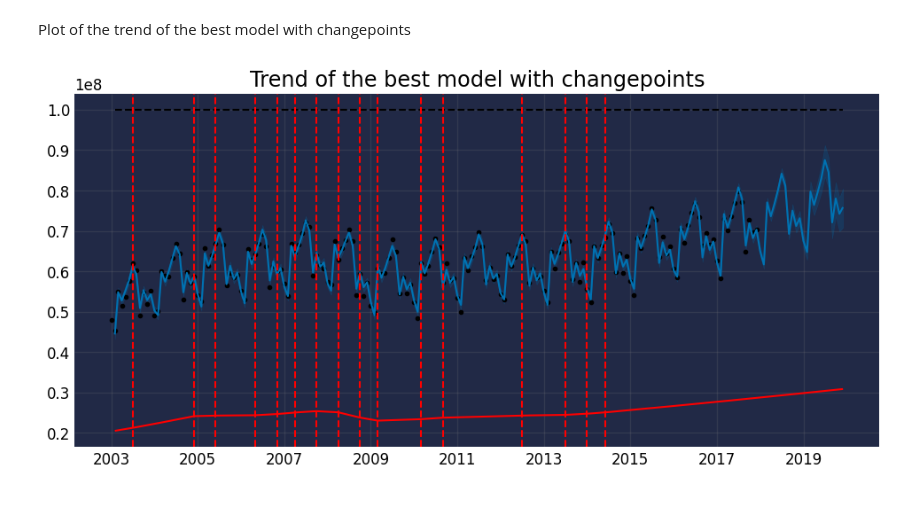
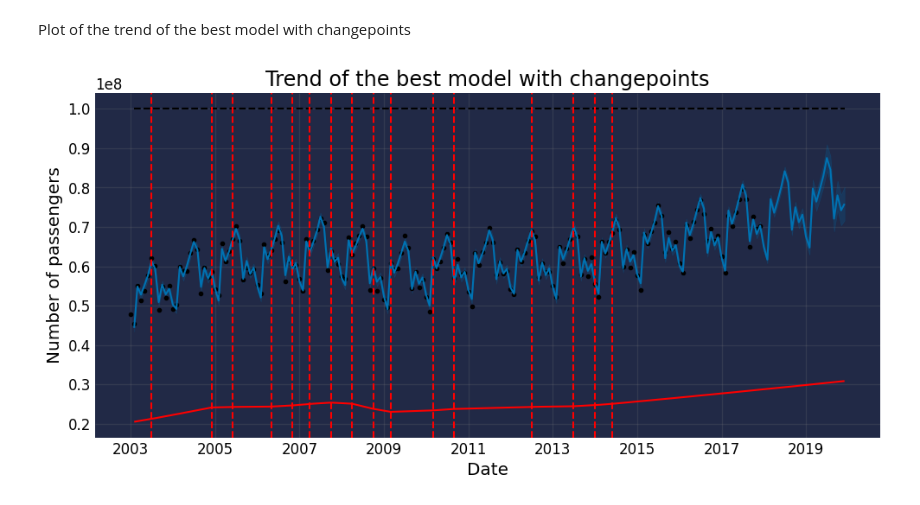
Before and after one commit to juanfran12345/TFG, a Jupyter notebook: notebooks/3. PROPHET SIN COVID.ipynb, the cells around one changed output. Cells and saved outputs as stored; diff of their text form; code cells hidden in the pictures.

```diff
--- a/notebooks/3. PROPHET SIN COVID.ipynb
+++ b/notebooks/3. PROPHET SIN COVID.ipynb
@@ -408,16 +427,18 @@ train['cap'] = 1.0e8  # For example, set a capacity of 100 million
 # %%
 param_grid = {
-    'changepoint_prior_scale': [0.005, 0.05, 0.5],
-    'changepoint_range': [0.68, 0.8, 0.92],
-    'seasonality_prior_scale': [0.05, 1.0],
-    'holidays_prior_scale': [0.05, 1.0],
-    'seasonality_mode': ['additive', 'multiplicative'],
-    'growth': ['linear', 'logistic'],
-    'yearly_seasonality': [5, 10, 20],
+    "changepoint_prior_scale": [0.005, 0.05, 0.5],
+    "changepoint_range": [0.68, 0.8, 0.92],
+    "seasonality_prior_scale": [0.05, 1.0],
+    "holidays_prior_scale": [0.05, 1.0],
+    "seasonality_mode": ["additive", "multiplicative"],
+    "growth": ["linear", "logistic"],
+    "yearly_seasonality": [5, 10, 20],
 }
 
 # Generate all possible combinations of parameters
-all_params = [dict(zip(param_grid.keys(), v)) for v in itertools.product(*param_grid.values())]
+all_params = [
+    dict(zip(param_grid.keys(), v)) for v in itertools.product(*param_grid.values())
+]
 
 # Evaluate each set of parameters in cross-validation
 rmse_scores = []
@@ -427,8 +448,14 @@ for params in all_params:
     model.fit(train)
 
     # Cross-validation within the training set
-    df_cv = cross_validation(model, horizon='730 days', period='365 days', initial='3650 days', disable_tqdm=True)
+    df_cv = cross_validation(
+        model,
+        horizon="730 days",
+        period="365 days",
+        initial="3650 days",
+        disable_tqdm=True,
+    )
 
-    df_p = performance_metrics(df_cv, metrics=['rmse'])
+    df_p = performance_metrics(df_cv, metrics=["rmse"])
 
-    rmse_scores.append(df_p['rmse'].values[0])
+    rmse_scores.append(df_p["rmse"].values[0])
@@ -539,13 +563,15 @@ plt.show()
 # %% [markdown]
 Plot of the trend of the best model with changepoints
 # %%
-fig = model_best.plot(forecast_best, figsize=(10,5))
+fig = model_best.plot(forecast_best, figsize=(10, 5))
 a = add_changepoints_to_plot(fig.gca(), model_best, forecast_best)
 
-plt.title('Trend of the best model with changepoints', color="black")
-plt.xlabel('', color="black")
-plt.ylabel('', color="black")
-plt.tick_params(axis='both', colors='black')
-plt.savefig("../graphics/changepoints.png", dpi=300, bbox_inches="tight")
+plt.title("Trend of the best model with changepoints", color="black")
+plt.xlabel("Date", color="black")
+plt.ylabel("Number of passengers", color="black")
+plt.tick_params(axis="both", colors="black")
+plt.savefig(
+    "../graphics/Prophet_sin_covid/changepoints.png", dpi=300, bbox_inches="tight"
+)
 # %% [output]
-[figure, old version]
+[figure, new version]
```
Also changed, not shown: parts of 37 cells of this notebook, 3 other files.
